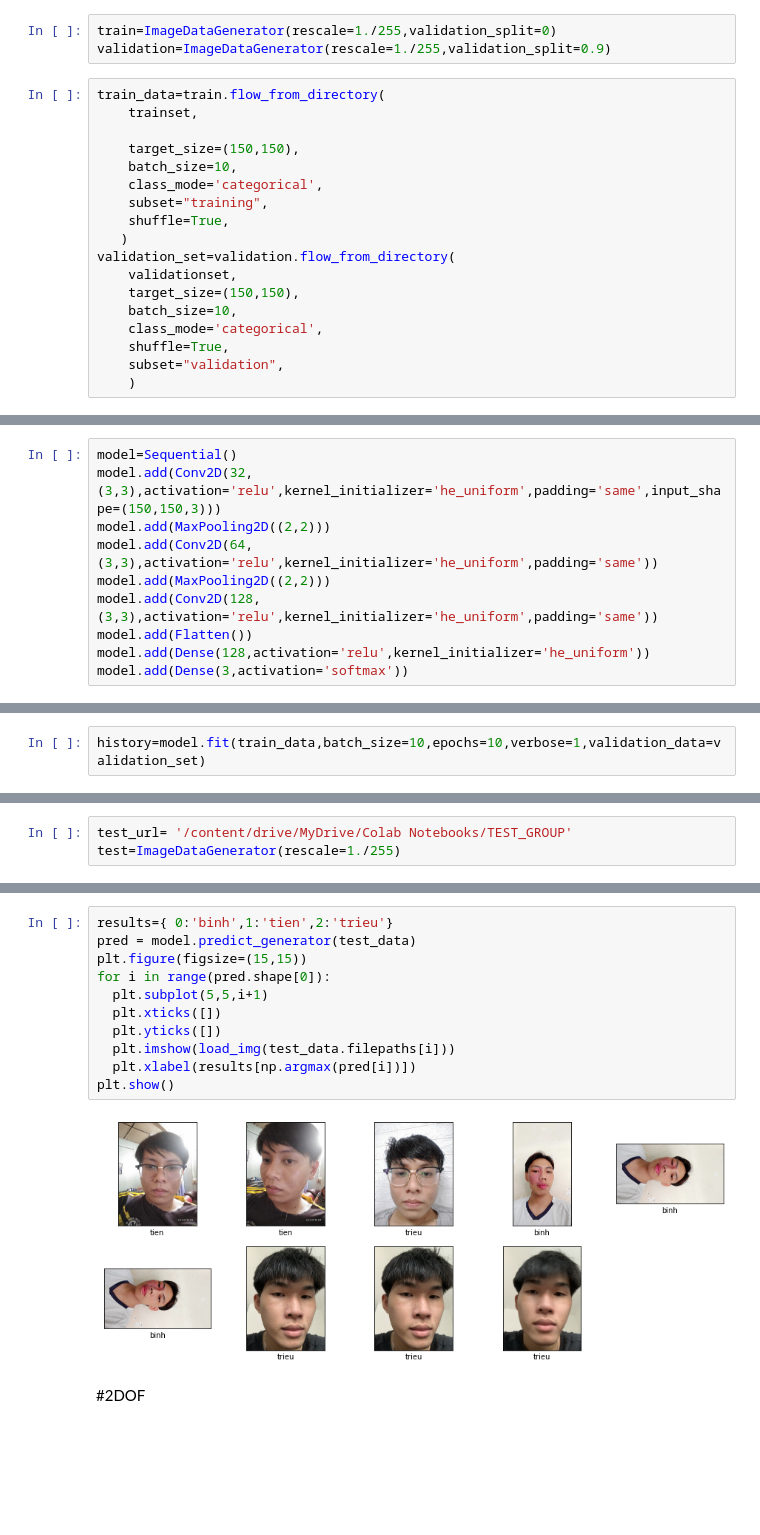
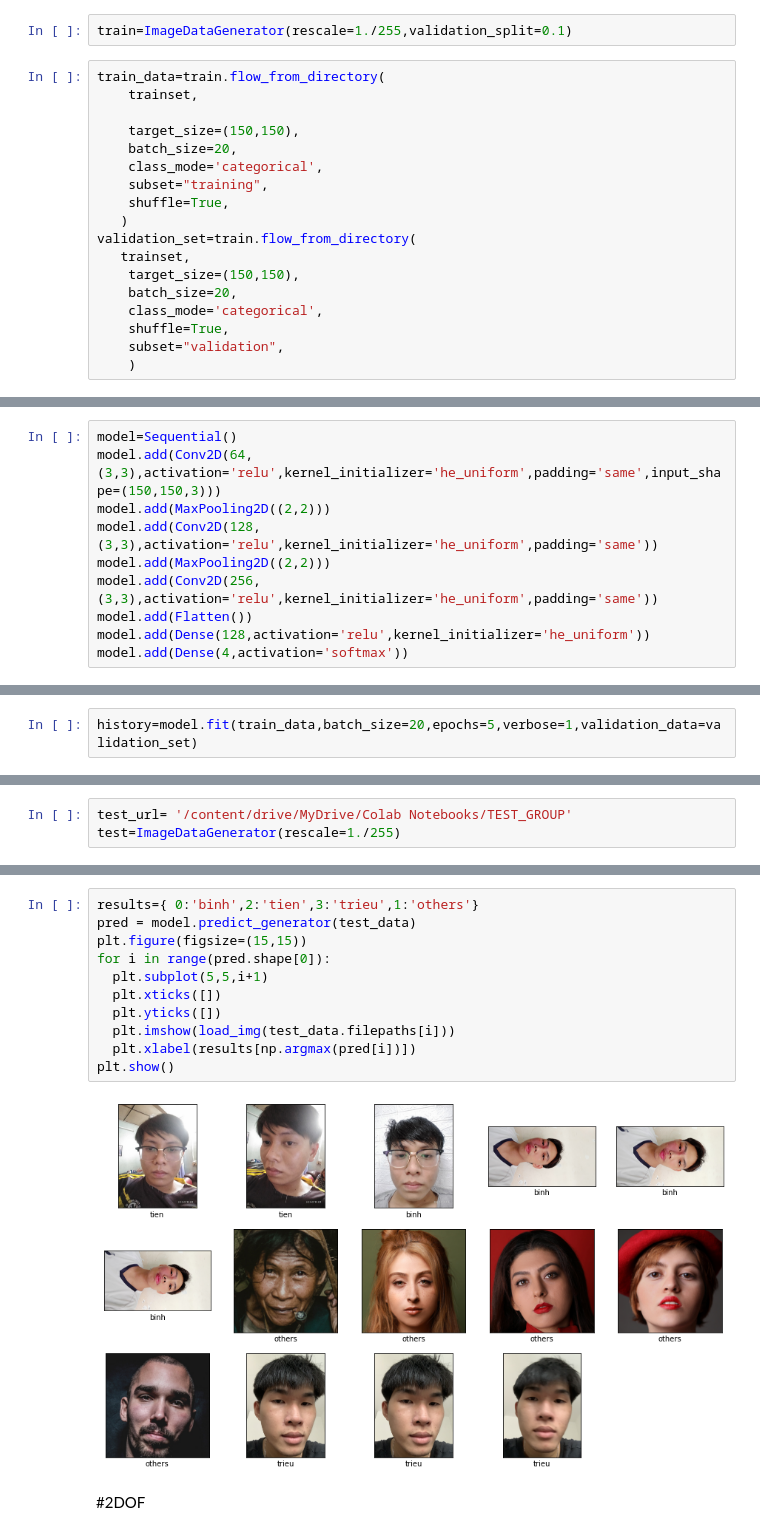
Before and after one commit to nhattien147/Ai-homework, a Jupyter notebook: baitapAI_ANN.ipynb, the cells around one changed output, grey strips where cells are left out. Drawn from its saved outputs; the diff is of its cells as text; blank space fills up the shorter version.

```diff
--- a/baitapAI_ANN.ipynb
+++ b/baitapAI_ANN.ipynb
@@ -355,20 +354,19 @@ validationset='/content/drive/MyDrive/Colab Notebooks/GROUP/validation'
 # %%
-train=ImageDataGenerator(rescale=1./255,validation_split=0)
-validation=ImageDataGenerator(rescale=1./255,validation_split=0.9)
+train=ImageDataGenerator(rescale=1./255,validation_split=0.1)
 # %%
 train_data=train.flow_from_directory(
     trainset,
 
     target_size=(150,150),
-    batch_size=10,
+    batch_size=20,
     class_mode='categorical',
     subset="training",
     shuffle=True,
    )
-validation_set=validation.flow_from_directory(
-    validationset,
+validation_set=train.flow_from_directory(
+   trainset,
     target_size=(150,150),
-    batch_size=10,
+    batch_size=20,
     class_mode='categorical',
     shuffle=True,
     subset="validation",
@@ -385,16 +383,16 @@ print(validation_set.class_indices)
 # %%
 model=Sequential()
-model.add(Conv2D(32,(3,3),activation='relu',kernel_initializer='he_uniform',padding='same',input_shape=(150,150,3)))
-model.add(MaxPooling2D((2,2)))
-model.add(Conv2D(64,(3,3),activation='relu',kernel_initializer='he_uniform',padding='same'))
+model.add(Conv2D(64,(3,3),activation='relu',kernel_initializer='he_uniform',padding='same',input_shape=(150,150,3)))
 model.add(MaxPooling2D((2,2)))
 model.add(Conv2D(128,(3,3),activation='relu',kernel_initializer='he_uniform',padding='same'))
+model.add(MaxPooling2D((2,2)))
+model.add(Conv2D(256,(3,3),activation='relu',kernel_initializer='he_uniform',padding='same'))
 model.add(Flatten())
 model.add(Dense(128,activation='relu',kernel_initializer='he_uniform'))
-model.add(Dense(3,activation='softmax'))
+model.add(Dense(4,activation='softmax'))
 # %%
 
 model.compile(loss='categorical_crossentropy',optimizer='rmsprop',metrics=['accuracy'])
 # %%
-history=model.fit(train_data,batch_size=10,epochs=10,verbose=1,validation_data=validation_set)
+history=model.fit(train_data,batch_size=20,epochs=5,verbose=1,validation_data=validation_set)
 # %% [output]
@@ -442,16 +430,16 @@ Found 9 images belonging to 1 classes.
 # %%
-results={ 0:'binh',1:'tien',2:'trieu'}
+results={ 0:'binh',2:'tien',3:'trieu',1:'others'}
 pred = model.predict_generator(test_data)
 plt.figure(figsize=(15,15))
 for i in range(pred.shape[0]):
   plt.subplot(5,5,i+1)
   plt.xticks([])
   plt.yticks([])
   plt.imshow(load_img(test_data.filepaths[i]))
   plt.xlabel(results[np.argmax(pred[i])])
 plt.show()
 # %% [output]
-[figure, old version]
+[figure, new version]
 # %% [markdown]
 #2DOF
 # %%
```
Also changed, not shown: parts of 16 cells of this notebook.
